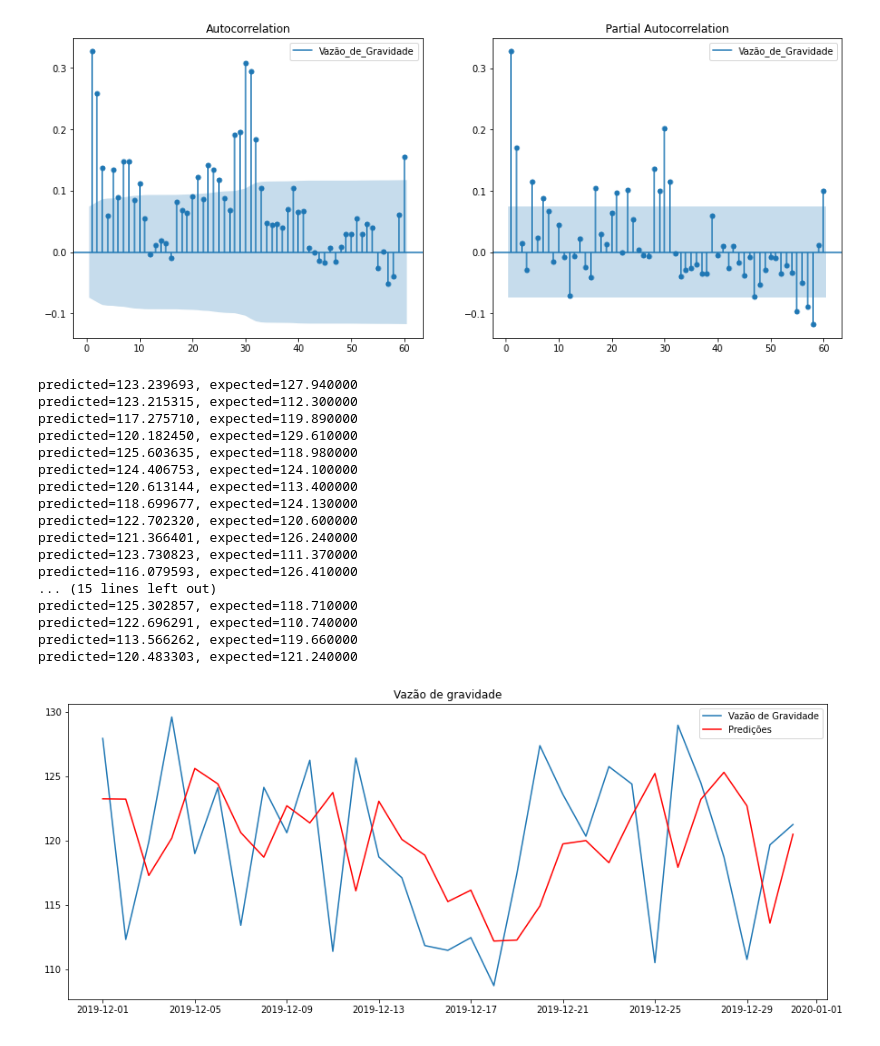
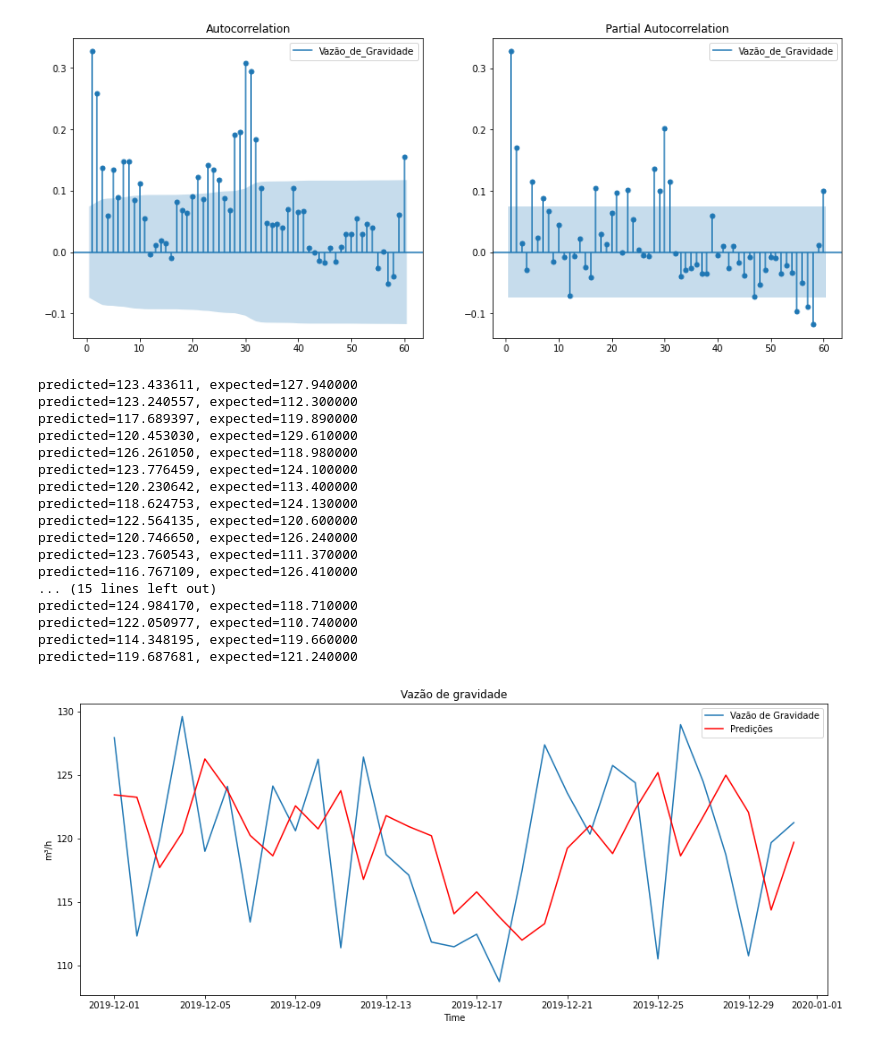
Before and after one commit to MarceloAvanzi/Time-Series-Forecast, a Jupyter notebook: ARIMA_FT02.ipynb, the cells around one changed output. Drawn from its saved outputs; the diff is of its cells as text; code cells hidden in the pictures.

Commit message:
ARIMAS q faltaram

```diff
--- a/ARIMA_FT02.ipynb
+++ b/ARIMA_FT02.ipynb
@@ -82,8 +82,8 @@ plt.show()
 # %%
 #Rodar o ARIMA para os dados de treino, fazer forecast para o tamanho dos dados test
 for t in range(len(test)):
-    #model = ARIMA(history, order=(4,1,0))
-    model = sm.tsa.statespace.SARIMAX(history, order=(4,1,0), seasonal_order=(4,0,0,7))
+    model = ARIMA(history, order=(4,1,0))
+    #model = sm.tsa.statespace.SARIMAX(history, order=(4,1,0), seasonal_order=(4,0,0,7))
     model_fit = model.fit()
     output = model_fit.forecast()
     yhat = output[0]
@@ -93,33 +93,35 @@ for t in range(len(test)):
     print('predicted=%f, expected=%f' % (yhat, obs))
 test['Predict'] = predictions
 # %% [output]
-predicted=123.239693, expected=127.940000
-predicted=123.215315, expected=112.300000
-predicted=117.275710, expected=119.890000
-predicted=120.182450, expected=129.610000
-predicted=125.603635, expected=118.980000
-predicted=124.406753, expected=124.100000
-predicted=120.613144, expected=113.400000
-predicted=118.699677, expected=124.130000
-predicted=122.702320, expected=120.600000
-predicted=121.366401, expected=126.240000
-predicted=123.730823, expected=111.370000
-predicted=116.079593, expected=126.410000
+predicted=123.433611, expected=127.940000
+predicted=123.240557, expected=112.300000
+predicted=117.689397, expected=119.890000
+predicted=120.453030, expected=129.610000
+predicted=126.261050, expected=118.980000
+predicted=123.776459, expected=124.100000
+predicted=120.230642, expected=113.400000
+predicted=118.624753, expected=124.130000
+predicted=122.564135, expected=120.600000
+predicted=120.746650, expected=126.240000
+predicted=123.760543, expected=111.370000
+predicted=116.767109, expected=126.410000
 ... (15 lines left out)
-predicted=125.302857, expected=118.710000
-predicted=122.696291, expected=110.740000
-predicted=113.566262, expected=119.660000
-predicted=120.483303, expected=121.240000
+predicted=124.984170, expected=118.710000
+predicted=122.050977, expected=110.740000
+predicted=114.348195, expected=119.660000
+predicted=119.687681, expected=121.240000
 # %%
 # Plotar a previsão e comparar com os testes
 plt.figure(figsize=(15,6))
 plt.plot(test['Vazao02'])
 plt.plot(test['Predict'], color='red')
 plt.title('Vazão de gravidade')
 plt.legend(['Vazão de Gravidade', 'Predições'], loc="upper right")
+plt.ylabel('m³/h')
+plt.xlabel('Time')
 plt.show()
 # %% [output]
-[figure, old version]
+[figure, new version]
 # %%
 # -----------------------------Função para analisar erros--------------------------------
 def check_erro(orig, prev, nome_col='', nome_indice=''):
```
Also changed, not shown: parts of 3 cells of this notebook, 2 other files.
